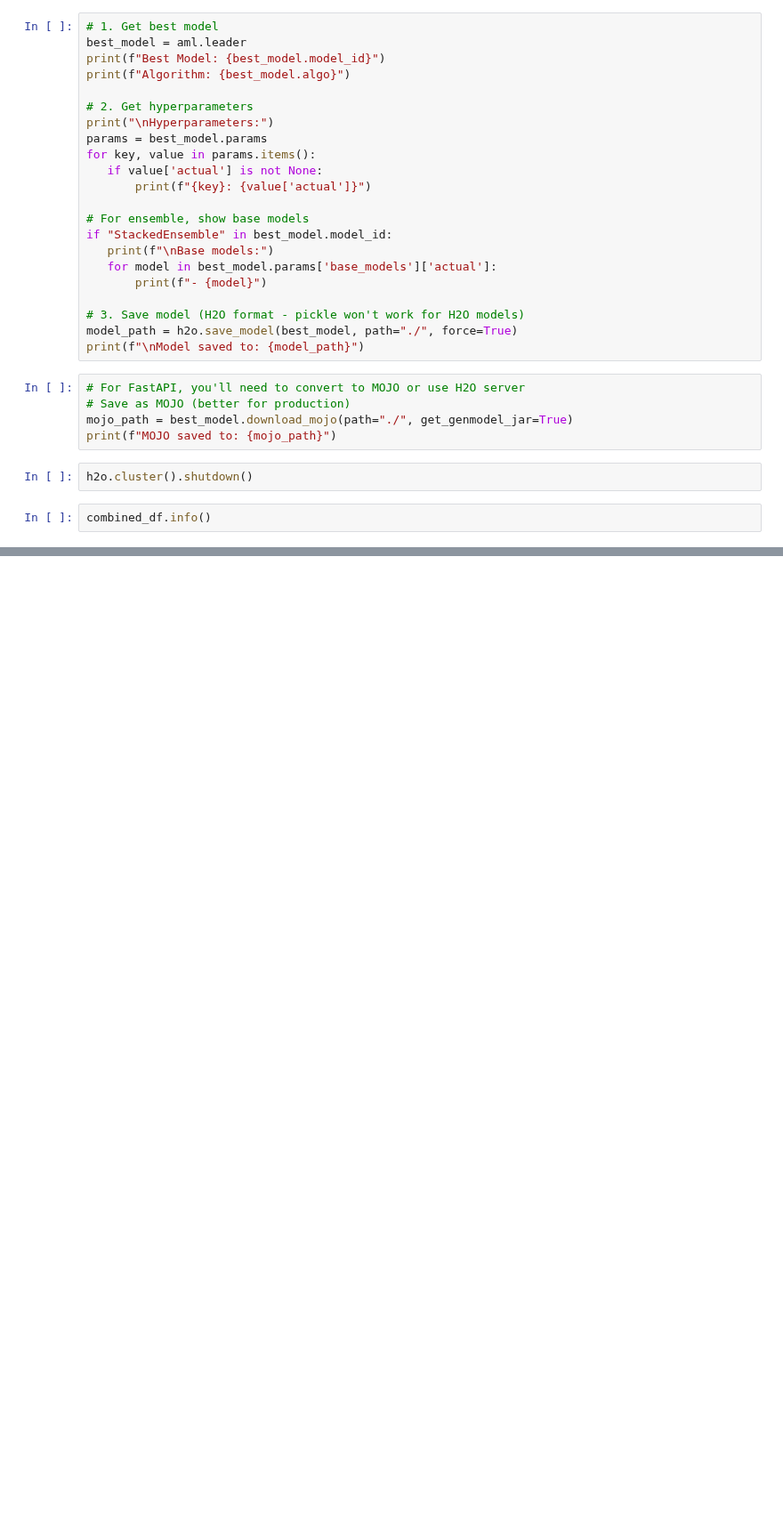
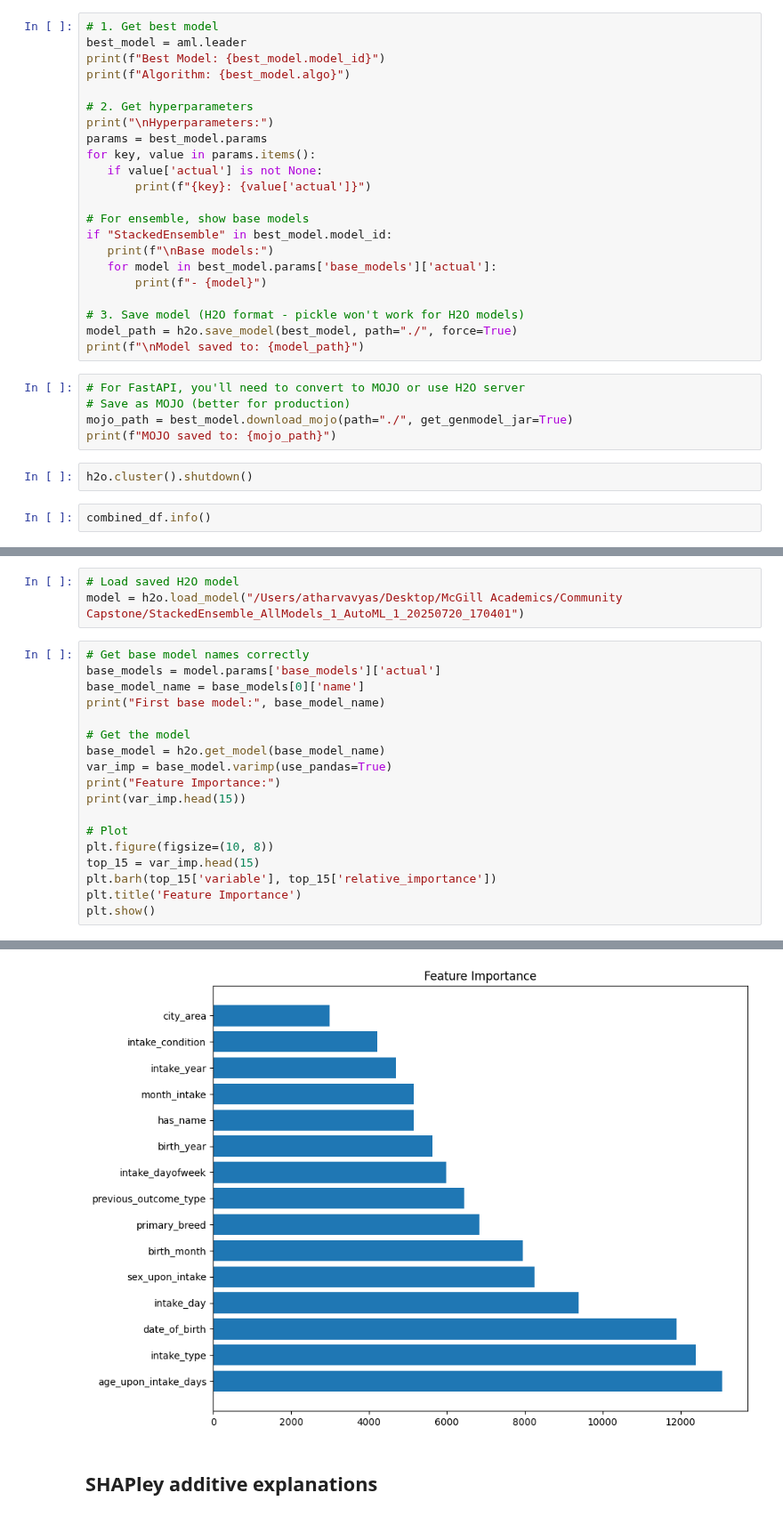
Before and after one commit to atharvavyas1/Lee-paw-faith, a Jupyter notebook: Notebooks/Austin ML Model.ipynb, the cells around one changed output, grey strips where cells are left out. Shown at 89% size. Drawn from its saved outputs; the diff is of its cells as text; blank space fills up the shorter version.

Commit message:
Enhance Austin ML Model notebook with insights section, feature importance analysis, and H2O model loading. Added markdown cells for clarity and included code for visualizing feature importance.

```diff
--- a/Notebooks/Austin ML Model.ipynb
+++ b/Notebooks/Austin ML Model.ipynb
@@ -1050,0 +1084,22 @@ combined_df.info()
+# %%
+# Load saved H2O model
+model = h2o.load_model("/Users/atharvavyas/Desktop/McGill Academics/Community Capstone/StackedEnsemble_AllModels_1_AutoML_1_20250720_170401")
+# %%
+# Get base model names correctly
+base_models = model.params['base_models']['actual']
+base_model_name = base_models[0]['name']
+print("First base model:", base_model_name)
+
+# Get the model
+base_model = h2o.get_model(base_model_name)
+var_imp = base_model.varimp(use_pandas=True)
+print("Feature Importance:")
+print(var_imp.head(15))
+
+# Plot
+plt.figure(figsize=(10, 8))
+top_15 = var_imp.head(15)
+plt.barh(top_15['variable'], top_15['relative_importance'])
+plt.title('Feature Importance')
+plt.show()
+# %% [output]
@@ -1050,0 +1124,3 @@ combined_df.info()
+[figure, added]
+# %% [markdown]
+## SHAPley additive explanations
```
Also changed, not shown: parts of 4 cells of this notebook.
